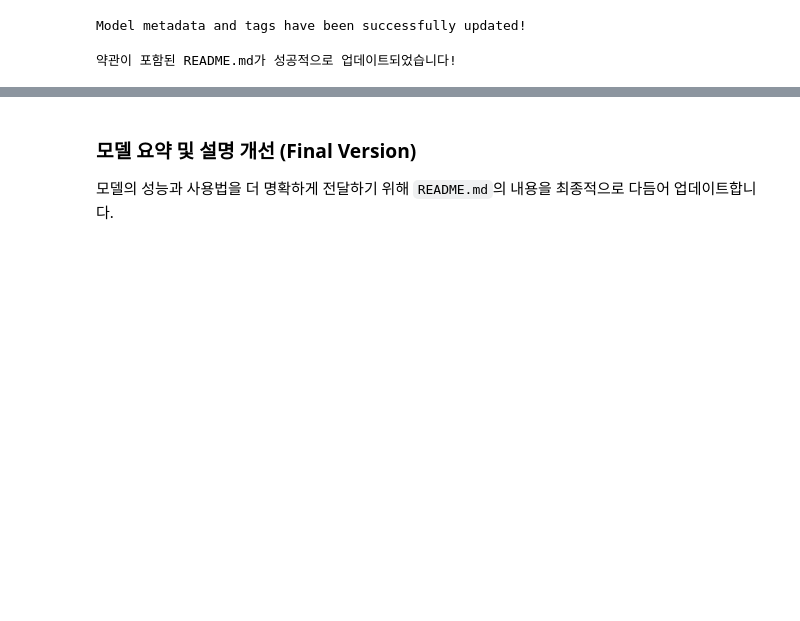
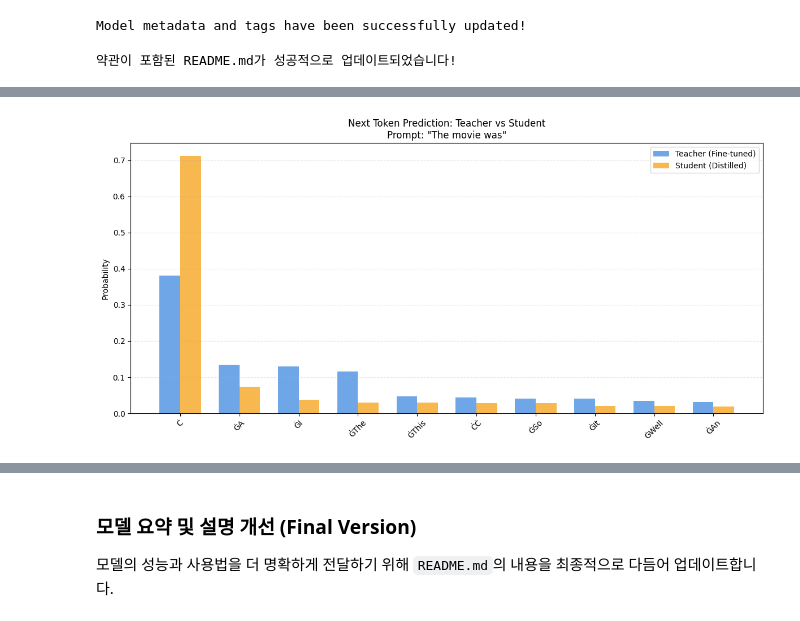
Before and after one commit to 7575412/053, a Jupyter notebook: guides/ipynb/keras_hub/upload.ipynb, the cells around one changed output, grey strips where cells are left out. Cells and saved outputs as stored; diff of their text form; code cells hidden in the pictures; blank space fills up the shorter version.

```diff
--- a/guides/ipynb/keras_hub/upload.ipynb
+++ b/guides/ipynb/keras_hub/upload.ipynb
@@ -859,0 +1211,6 @@ print("약관이 포함된 README.md가 성공적으로 업데이트되었습니
+# %%
+prompt = "The movie was"
+student_output = student_model.generate(prompt, max_length=50)
+
+print("--- Student Model (Distilled) Output ---")
+print(student_output)
@@ -859,0 +1228,83 @@ print("약관이 포함된 README.md가 성공적으로 업데이트되었습니
+# %%
+import matplotlib.pyplot as plt
+import numpy as np
+import tensorflow as tf
+
+def get_top_logits(model, prompt, top_k=10):
+    # 1. 전처리 수행
+    processed = model.preprocessor(prompt)
+
+    # KerasHub preprocessor can return a tuple (inputs, labels) or just inputs (dict)
+    if isinstance(processed, tuple):
+        processed = processed[0]
+
+    # 2. 텐서 타입 정규화 및 배치 차원 추가
+    inputs = {}
+    if isinstance(processed, dict):
+        for k, v in processed.items():
+            tensor = tf.convert_to_tensor(v)
+            if tensor.dtype == tf.bool or tensor.dtype.is_integer:
+                inputs[k] = tf.expand_dims(tf.cast(tensor, tf.int32), 0)
+            else:
+                inputs[k] = tf.expand_dims(tensor, 0)
+    else:
+        inputs = tf.expand_dims(tf.cast(processed, tf.int32), 0)
+
+    # 3. 모델 호출 (추론)
+    outputs = model(inputs, training=False)
+
+    # 4. 마지막 토큰의 로짓(Logits) 추출
+    last_logits = outputs[0, -1, :]
+
+    # 5. 상위 K개 결과 추출
+    logits_numpy = last_logits.numpy()
+    top_indices = np.argsort(logits_numpy)[-top_k:][::-1]
+    top_values = logits_numpy[top_indices]
+
+    # 6. 토큰 ID를 단어로 변환
+    tokenizer = model.preprocessor.tokenizer
+    top_words = [tokenizer.id_to_token(i) for i in top_indices]
+
+    return top_words, top_values
+
+# 실행 및 그래프 출력
+test_prompt = "The movie was"
+top_k = 10
+
+try:
+    # 데이터 확보
+    words, teacher_logits = get_top_logits(teacher_model, test_prompt, top_k=top_k)
+    _, student_logits = get_top_logits(student_model, test_prompt, top_k=top_k)
+
+    # 확률 분포 계산 (Softmax)
+    def softmax(x):
+        e_x = np.exp(x - np.max(x))
+        return e_x / e_x.sum()
+
+    teacher_probs = softmax(teacher_logits)
+    student_probs = softmax(student_logits)
+
+    # 시각화 설정
+    x = np.arange(len(words))
+    width = 0.35
+    fig, ax = plt.subplots(figsize=(12, 6))
+
+    ax.bar(x - width/2, teacher_probs, width, label='Teacher (Fine-tuned)', color='#4A90E2', alpha=0.8)
+    ax.bar(x + width/2, student_probs, width, label='Student (Distilled)', color='#F5A623', alpha=0.8)
+
+    ax.set_ylabel('Probability')
+    ax.set_title(f'Next Token Prediction: Teacher vs Student\nPrompt: "{test_prompt}"')
+    ax.set_xticks(x)
+    ax.set_xticklabels(words, rotation=45)
+    ax.legend()
+
+    plt.grid(axis='y', linestyle='--', alpha=0.3)
+    plt.tight_layout()
+    plt.show()
+
+except Exception as e:
+    import traceback
+    print(f"시각화 중 오류 발생:\n{e}")
+    traceback.print_exc()
+# %% [output]
+[figure, added]
```
Also changed, not shown: parts of 27 cells of this notebook.
